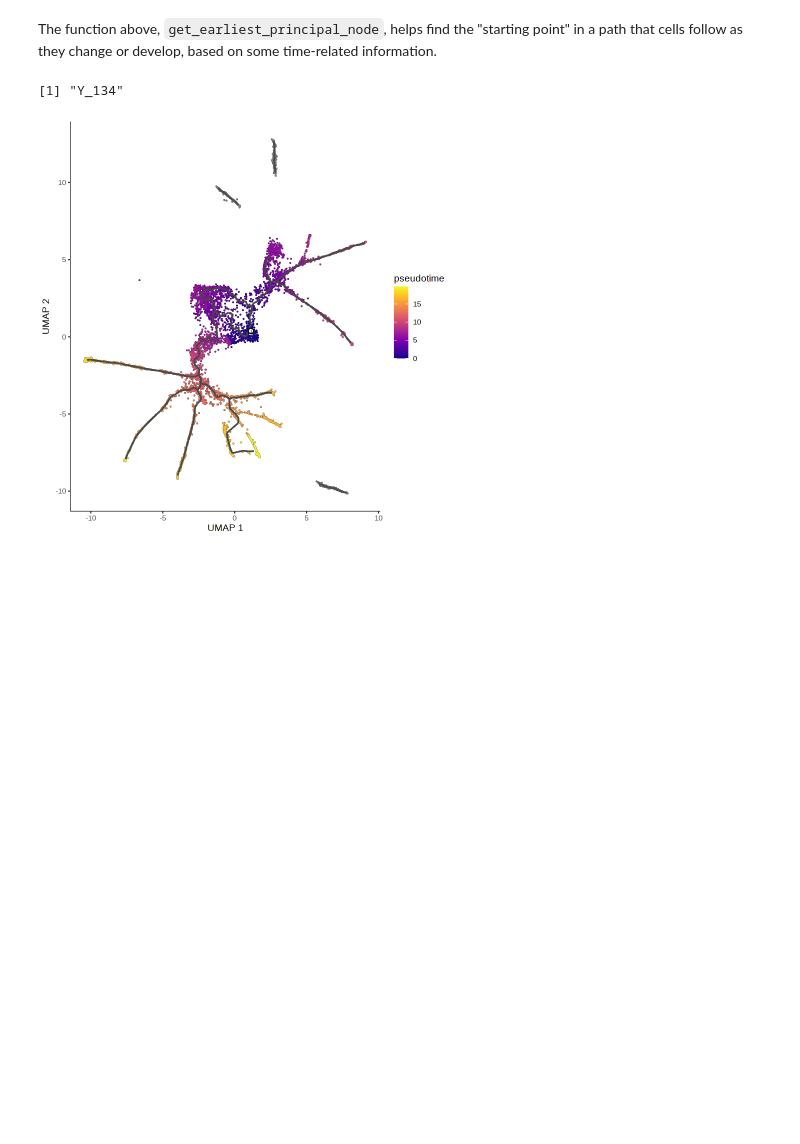
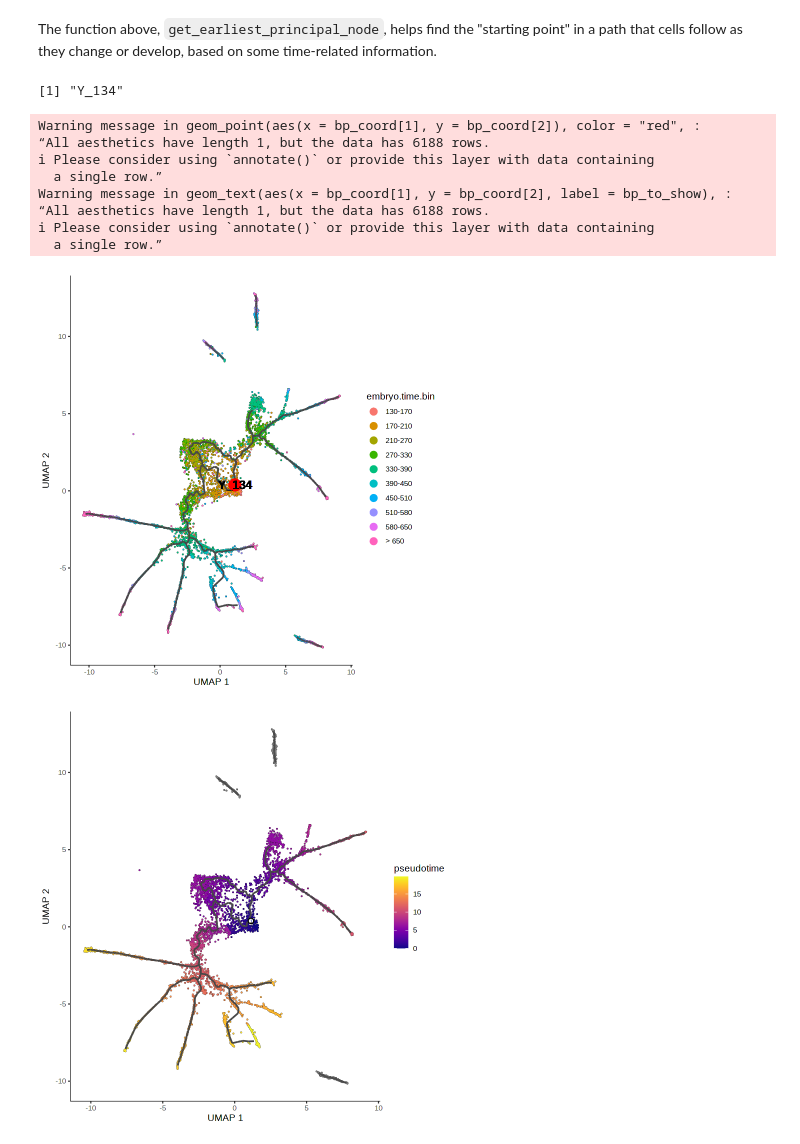
Before and after one commit to Bix4UMD/BIOI611_lab, a Jupyter notebook: docs/bioi611_monocle_cele.ipynb, the cells around one changed output. Cells and saved outputs as stored; diff of their text form; code cells hidden in the pictures; blank space fills up the shorter version.

```diff
--- a/docs/bioi611_monocle_cele.ipynb
+++ b/docs/bioi611_monocle_cele.ipynb
@@ -417,10 +429,49 @@ get_earliest_principal_node <- function(cds, time_bin="130-170"){
 }
 # %% [markdown]
 The function above, `get_earliest_principal_node`, helps find the "starting point" in a path that cells follow as they change or develop, based on some time-related information.
-# %%
-get_earliest_principal_node(cds)
-# %% [output]
-[1] "Y_134"
+# %%
+# This identifies the principal graph node that is closest to
+#  most of the earliest-stage cells ("130–170").
+get_earliest_principal_node(cds)
+# %% [output]
+[1] "Y_134"
+# %%
+
+
+
+library(ggplot2)
+
+# choose your branch point
+bp_to_show <- get_earliest_principal_node(cds)
+# get the coordinates of all principal nodes
+pg_coords <- cds@principal_graph_aux[["UMAP"]]$dp_mst
+
+bp_coord <- pg_coords[, bp_to_show]
+p <- plot_cells(
+  cds,
+  color_cells_by = "embryo.time.bin",
+  label_cell_groups = FALSE,
+  label_leaves = FALSE,
+  label_branch_points = FALSE,  # hide all branch point labels
+  label_principal_points = FALSE
+)
+
+# overlay only one branch point
+p +
+  geom_point(aes(x = bp_coord[1], y = bp_coord[2]),
+             color = "red", size = 6) +
+  geom_text(aes(x = bp_coord[1], y = bp_coord[2], label = bp_to_show),
+             color = "black", size = 5, fontface = "bold")
+# %% [output]
+Warning message in geom_point(aes(x = bp_coord[1], y = bp_coord[2]), color = "red", :
+“All aesthetics have length 1, but the data has 6188 rows.
+ℹ Please consider using `annotate()` or provide this layer with data containing
+  a single row.”
+Warning message in geom_text(aes(x = bp_coord[1], y = bp_coord[2], label = bp_to_show), :
+“All aesthetics have length 1, but the data has 6188 rows.
+ℹ Please consider using `annotate()` or provide this layer with data containing
+  a single row.”
+[figure, added]
 # %%
 cds <- order_cells(cds, root_pr_nodes = get_earliest_principal_node(cds))
 # %%
```
Also changed, not shown: parts of 10 cells of this notebook.
